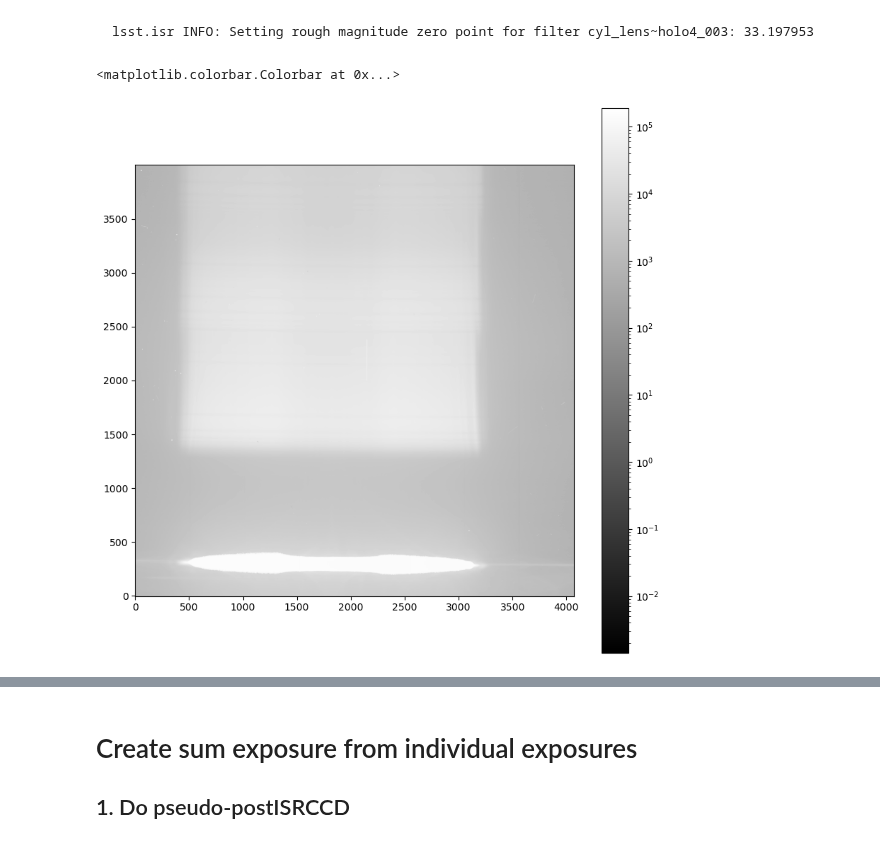
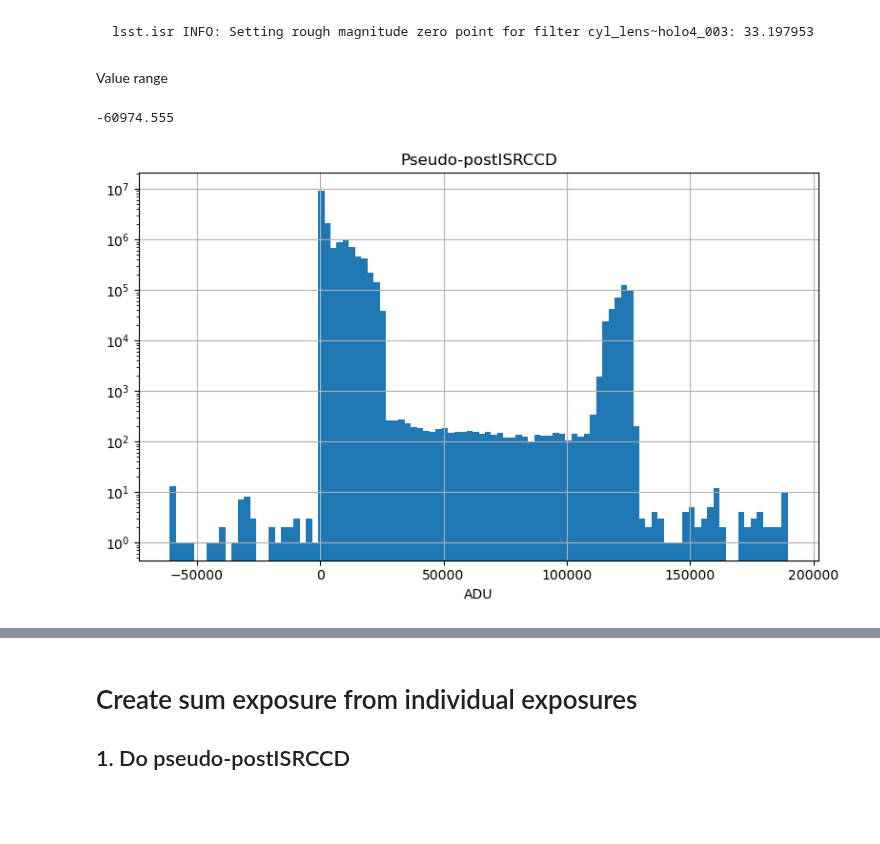
Before and after one commit to mrmonroy/AuxTel_summit_tests_2023, a Jupyter notebook: special_flats_cyl_lens/retrieve_and_analyse_cyl_lens_flats_20230914.ipynb, the cells around one changed output, grey strips where cells are left out. Cells and saved outputs as stored; diff of their text form; code cells hidden in the pictures; blank space fills up the shorter version.

```diff
--- a/special_flats_cyl_lens/retrieve_and_analyse_cyl_lens_flats_20230914.ipynb
+++ b/special_flats_cyl_lens/retrieve_and_analyse_cyl_lens_flats_20230914.ipynb
@@ -119,7 +119,7 @@ physical_filter = 'cyl_lens~holo4_003' #Note that there are no exposure with thi
 # %%
 df_science = pd.DataFrame(columns=['id', 'obs_id','day_obs', 'seq_num','time_start',
                                     'time_end' ,'type', 'target','filter_disp','zenith_angle',
-                                    'expos','ra','dec','skyangle','science_program'])
+                                    'exp_time','ra','dec','skyangle','science_program'])
 # %%
 
 where_exps = "instrument='LATISS' AND exposure.observation_type='{0}' AND exposure.day_obs={1} AND physical_filter='{2}'".format(obs_type,obs_day,physical_filter)
@@ -266,11 +298,22 @@ lsst.isr INFO: Set 322444 BAD pixels to 1055.857300.
 lsst.isr INFO: Interpolating masked pixels.
 lsst.isr WARNING: No rough magnitude zero point defined for filter cyl_lens~holo4_003.
 lsst.isr INFO: Setting rough magnitude zero point for filter cyl_lens~holo4_003: 33.197953
-# %%
-fig = plt.figure(figsize=(10,10))
-ax = fig.add_subplot(111)
-im = ax.imshow(isr_test.exposure.image.array,cmap="gray",origin='lower',norm=LogNorm())
-fig.colorbar(im,ax=ax)
-# %% [output]
-<matplotlib.colorbar.Colorbar at 0x...>
-[figure, removed]
+# %%
+test_ = isr_test.exposure.image.array
+# %% [markdown]
+Value range
+# %%
+np.min(test_.flatten())
+# %% [output]
+-60974.555
+# %%
+fig = plt.figure(figsize=(8,5))
+ax = fig.add_subplot(111)
+_ = ax.hist(test_.flatten(),bins=100)
+ax.set_yscale("log")
+ax.grid()
+ax.set_xlabel('ADU')
+ax.set_title('Pseudo-postISRCCD')
+plt.tight_layout()
+# %% [output]
+[figure, added]
```
Also changed, not shown: parts of 18 cells of this notebook.
